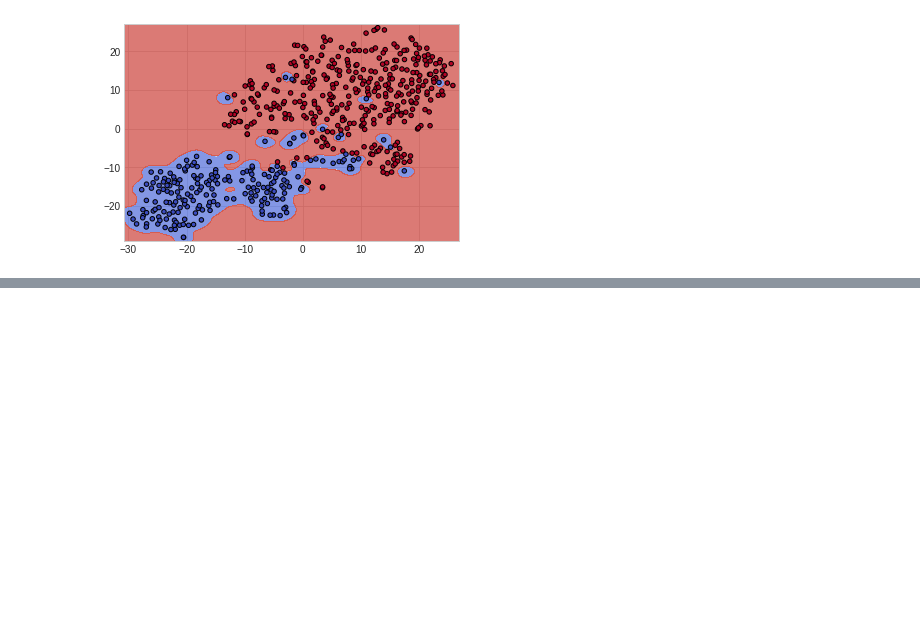
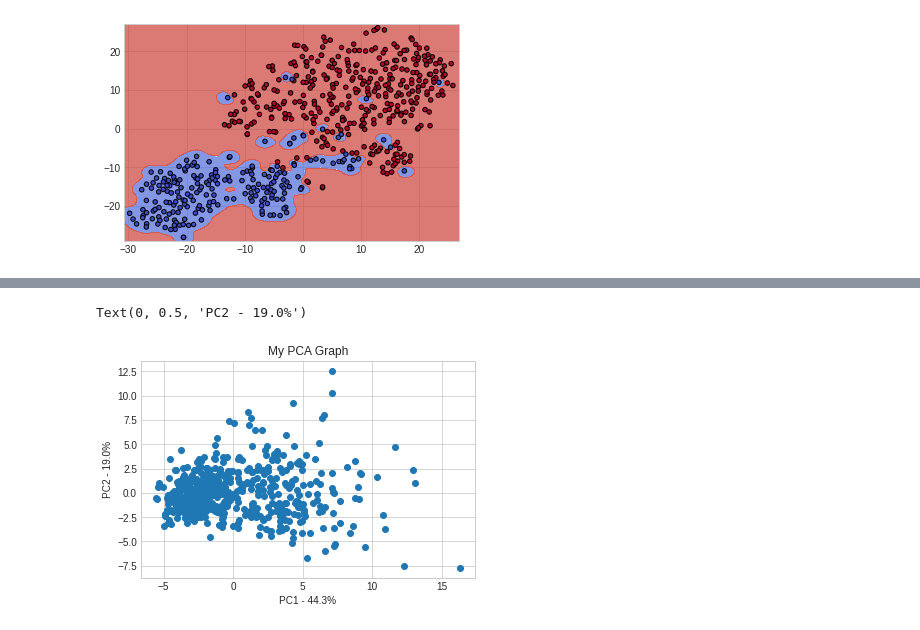
Before and after one commit to doblepensador/Tests, a Jupyter notebook: Support_Vector_Machine.ipynb, the cells around one changed output, grey strips where cells are left out. Cells and saved outputs as stored; diff of their text form; code cells hidden in the pictures; blank space fills up the shorter version.

```diff
--- a/Support_Vector_Machine.ipynb
+++ b/Support_Vector_Machine.ipynb
@@ -272,0 +292,11 @@ plt.scatter(X0, X1, c=y, cmap=plt.cm.coolwarm, s=20, edgecolors='k');
+# %%
+pca_data = pca.transform(X_scaled)
+pca_df = pd.DataFrame(pca_data, columns=labels)
+
+plt.scatter(pca_df.PC1, pca_df.PC2)
+plt.title('My PCA Graph')
+plt.xlabel('PC1 - {0}%'.format(per_var[0]))
+plt.ylabel('PC2 - {0}%'.format(per_var[1]))
+# %% [output]
+Text(0, 0.5, 'PC2 - 19.0%')
+[figure, added]
```
Also changed, not shown: parts of 5 cells of this notebook.
